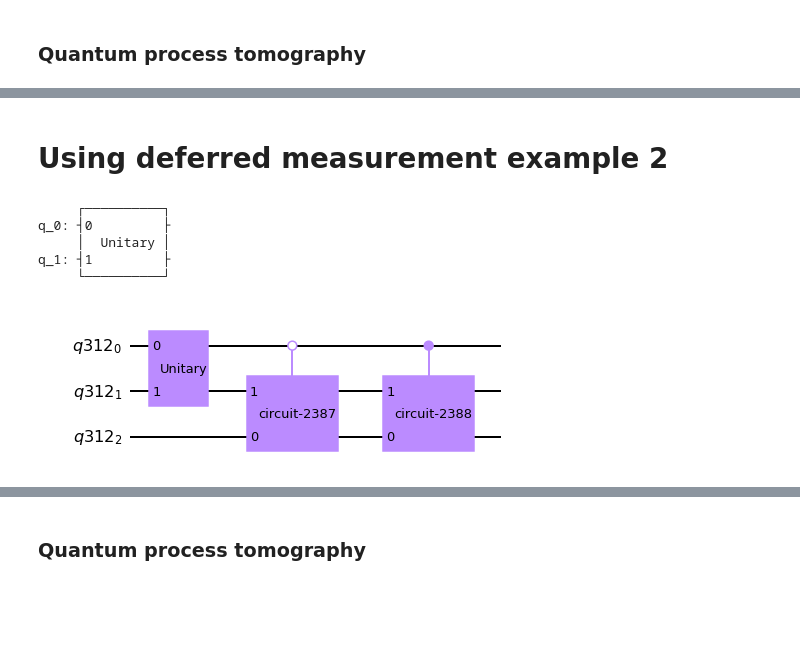
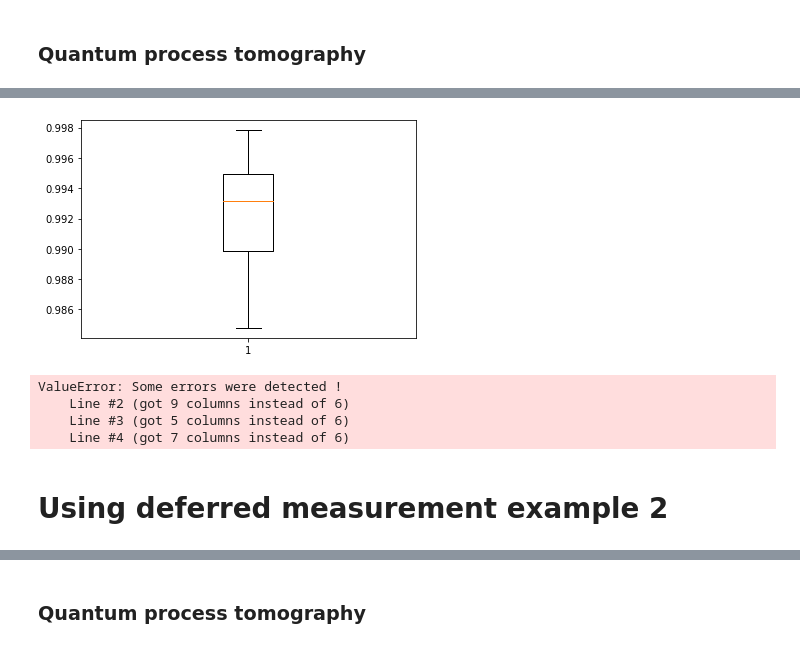
Before and after one commit to davidphysdavalos/quantum_computing, a Jupyter notebook: Implementing Quantum Channels in IBM computers.ipynb, the cells around one changed output, grey strips where cells are left out. Cells and saved outputs as stored; diff of their text form; code cells hidden in the pictures; blank space fills up the shorter version.

```diff
--- a/Implementing Quantum Channels in IBM computers.ipynb
+++ b/Implementing Quantum Channels in IBM computers.ipynb
@@ -132,5 +143,5 @@ backend='ibmq_quito'
 quamtum_computer= provider.get_backend(backend)
 # %%
-qpt_circs = process_tomography_circuits(qc,q[1],prepared_qubits=q[1])
+qpt_circs = process_tomography_circuits(qc_transpiled,q[1],prepared_qubits=q[1])
 # %%
 # list(map(lambda r: r.draw(),qpt_circs)) Print list of quantum process tomography circuit
@@ -153,0 +148,7 @@ print(np.round(choi,3))
+# %%
+#joblist=[]
+for i in range(15):
+    job = execute(qpt_circs,backend=quamtum_computer, shots=20000)
+    print(i)
+    job_monitor(job)
+    joblist.append(job)
@@ -154,2 +173,14 @@ print(np.round(choi,3))
+# %%
+chois=list(map(lambda r: ProcessTomographyFitter(r.result(), qpt_circs).fit(),joblist))
+chois=list(map(np.array,chois))
 # %%
 theoreticalchoi=np.diag(0.5*np.array([1,1,1,1]))
+# %%
+fidelities=[]
+for k in chois:
+    fidelities.append(trace(sqrtm(multi_dot([sqrtm(theoreticalchoi),k,sqrtm(theoreticalchoi)])))/2)
+# %%
+plt.boxplot(np.real(fidelities))
+plt.show()
+# %% [output]
+[figure, added]
@@ -156,3 +193,11 @@ theoreticalchoi=np.diag(0.5*np.array([1,1,1,1]))
+# %%
+from numpy import genfromtxt
+my_data = genfromtxt('fidelities1.csv')
+# %% [output]
+ValueError: Some errors were detected !
+    Line #2 (got 9 columns instead of 6)
+    Line #3 (got 5 columns instead of 6)
+    Line #4 (got 7 columns instead of 6)
 # %% [markdown]
 # Using deferred measurement example 2
 # %%
@@ -172,27 +217,3 @@ U3=[[0,-gp,0,gm],
    [-gp,0,gm,0],
    [gm,0,gp,0],
      [0,gm,0,gp]]
-# %%
-qc1=QuantumCircuit(2)
-qc1.unitary(U2,[0,1])
-qc2=QuantumCircuit(2)
-qc2.unitary(U3,[0,1])
-qc2.draw()
-# %% [output]
-     ┌──────────┐
-q_0: ┤0         ├
-     │  Unitary │
-q_1: ┤1         ├
-     └──────────┘
-# %%
-q = QuantumRegister(3)
-qc=QuantumCircuit(q)
-qc.unitary(U,[0,1])
-cU1=qc1.to_gate().control(1,ctrl_state=0)
-qc.append(cU1,[0,2,1])
-cU1=qc2.to_gate().control(1,ctrl_state=1)
-qc.append(cU1,[0,2,1])
-qc.draw('mpl')
-#qc.unitary(U3,[0,1]).c_if(c, 1)
-# %% [output]
-[figure, removed]
```
Also changed, not shown: parts of 67 cells of this notebook.
